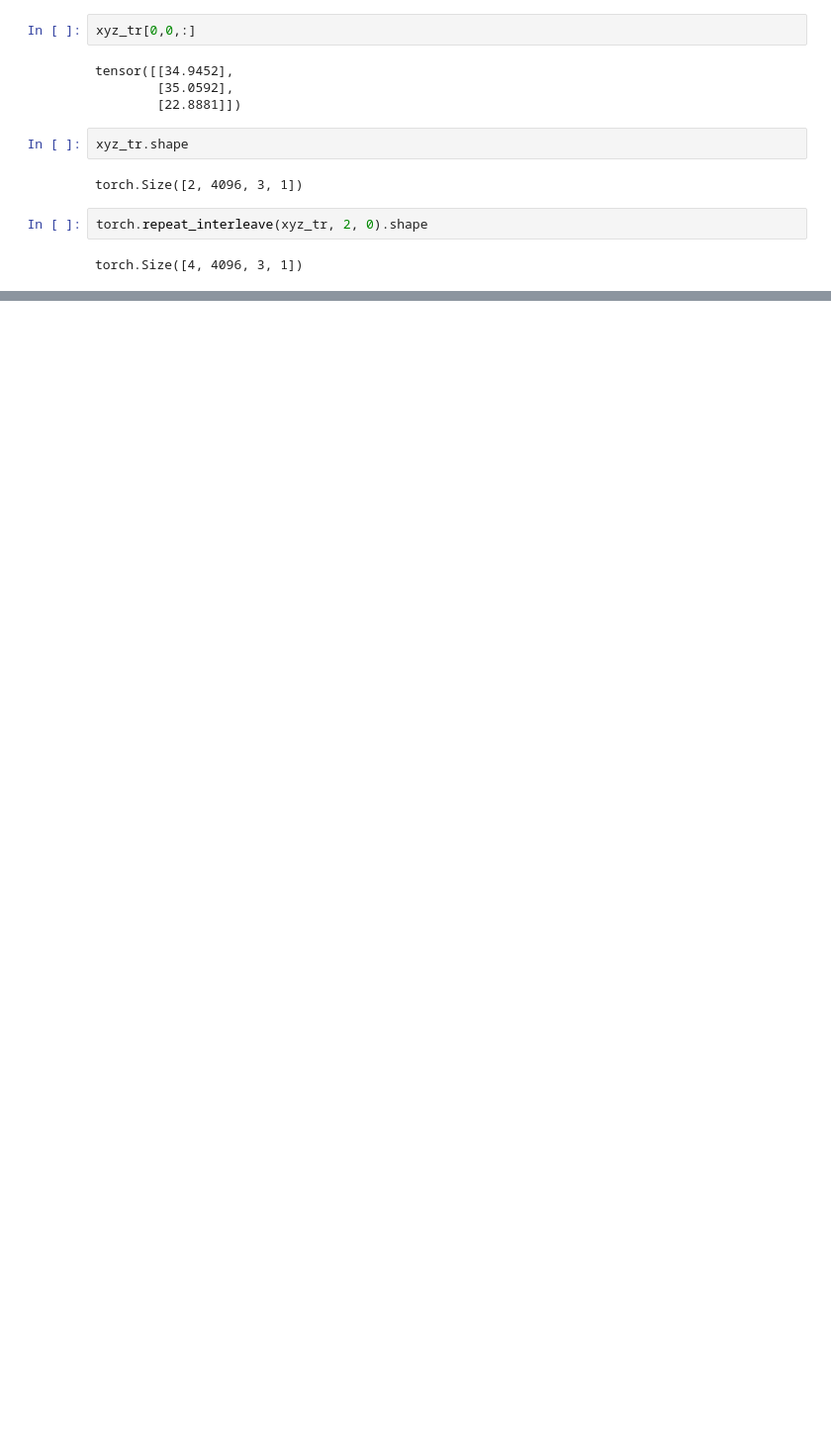
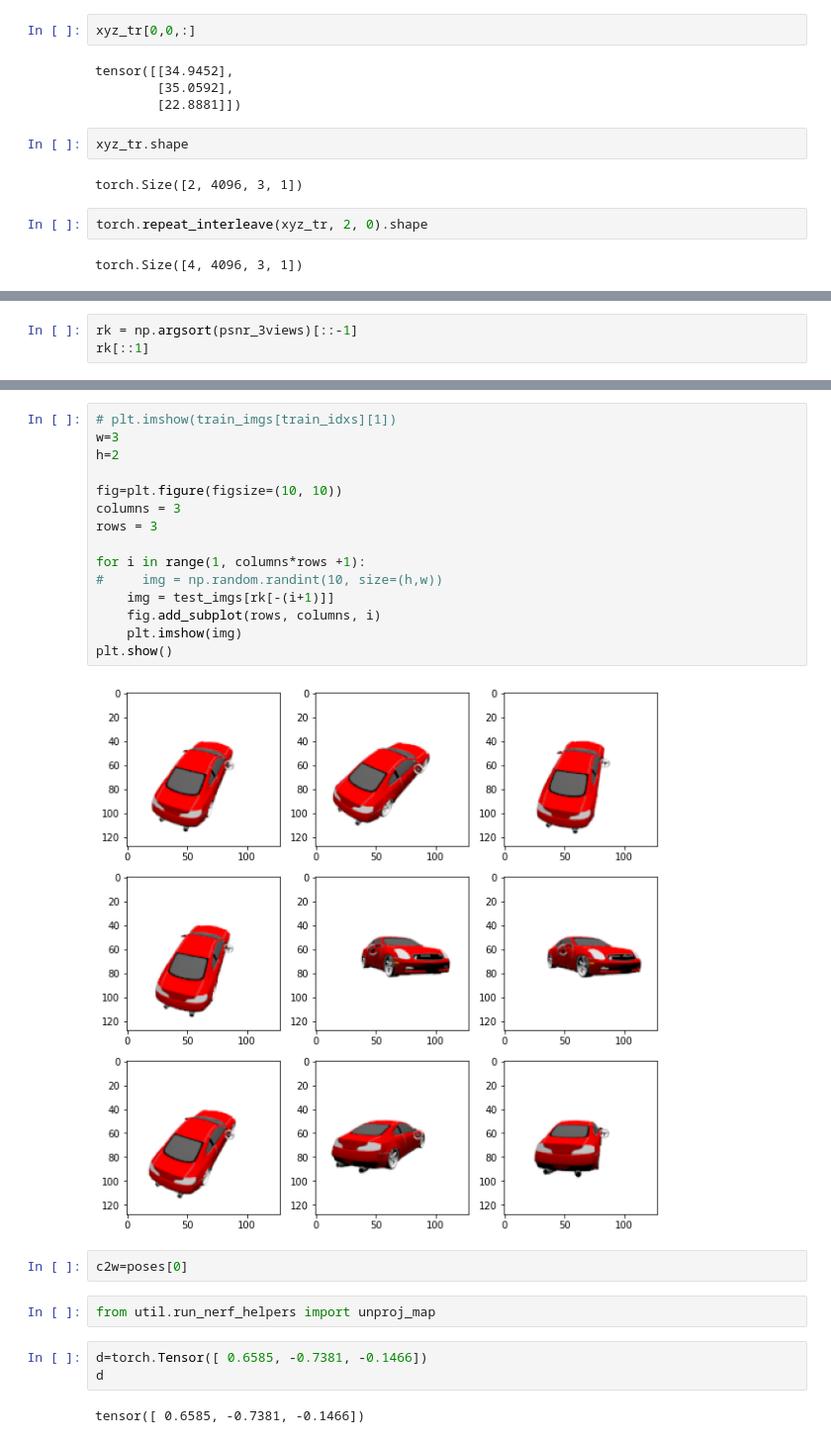
Before and after one commit to NIRVANALAN/nerf-pytorch, a Jupyter notebook: Untitled.ipynb, the cells around one changed output, grey strips where cells are left out. Shown at 99% size. Saved outputs shown, nothing was run; the diff lists cells and outputs as text; blank space fills up the shorter version.

```diff
--- a/Untitled.ipynb
+++ b/Untitled.ipynb
@@ -338,0 +425,3 @@ torch.Size([4, 4096, 3, 1])
+# %%
+rk = np.argsort(psnr_3views)[::-1]
+rk[::1]
@@ -338,0 +449,26 @@ torch.Size([4, 4096, 3, 1])
+# %%
+# plt.imshow(train_imgs[train_idxs][1])
+w=3
+h=2
+
+fig=plt.figure(figsize=(10, 10))
+columns = 3
+rows = 3
+
+for i in range(1, columns*rows +1):
+#     img = np.random.randint(10, size=(h,w))
+    img = test_imgs[rk[-(i+1)]]
+    fig.add_subplot(rows, columns, i)
+    plt.imshow(img)
+plt.show()
+# %% [output]
+[figure, added]
+# %%
+c2w=poses[0]
+# %%
+from util.run_nerf_helpers import unproj_map
+# %%
+d=torch.Tensor([ 0.6585, -0.7381, -0.1466])
+d
+# %% [output]
+tensor([ 0.6585, -0.7381, -0.1466])
```
Also changed, not shown: parts of 50 cells of this notebook, 11 other files.
